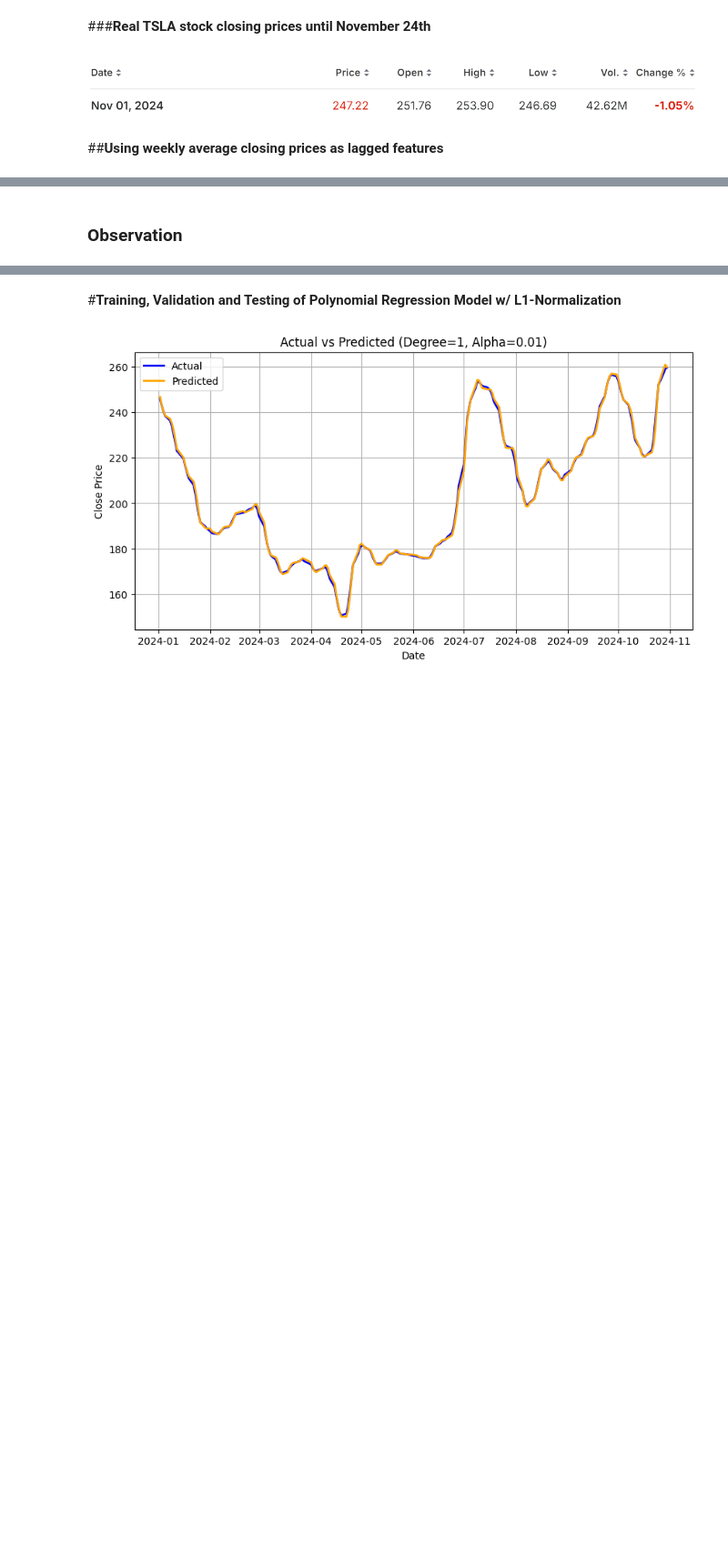
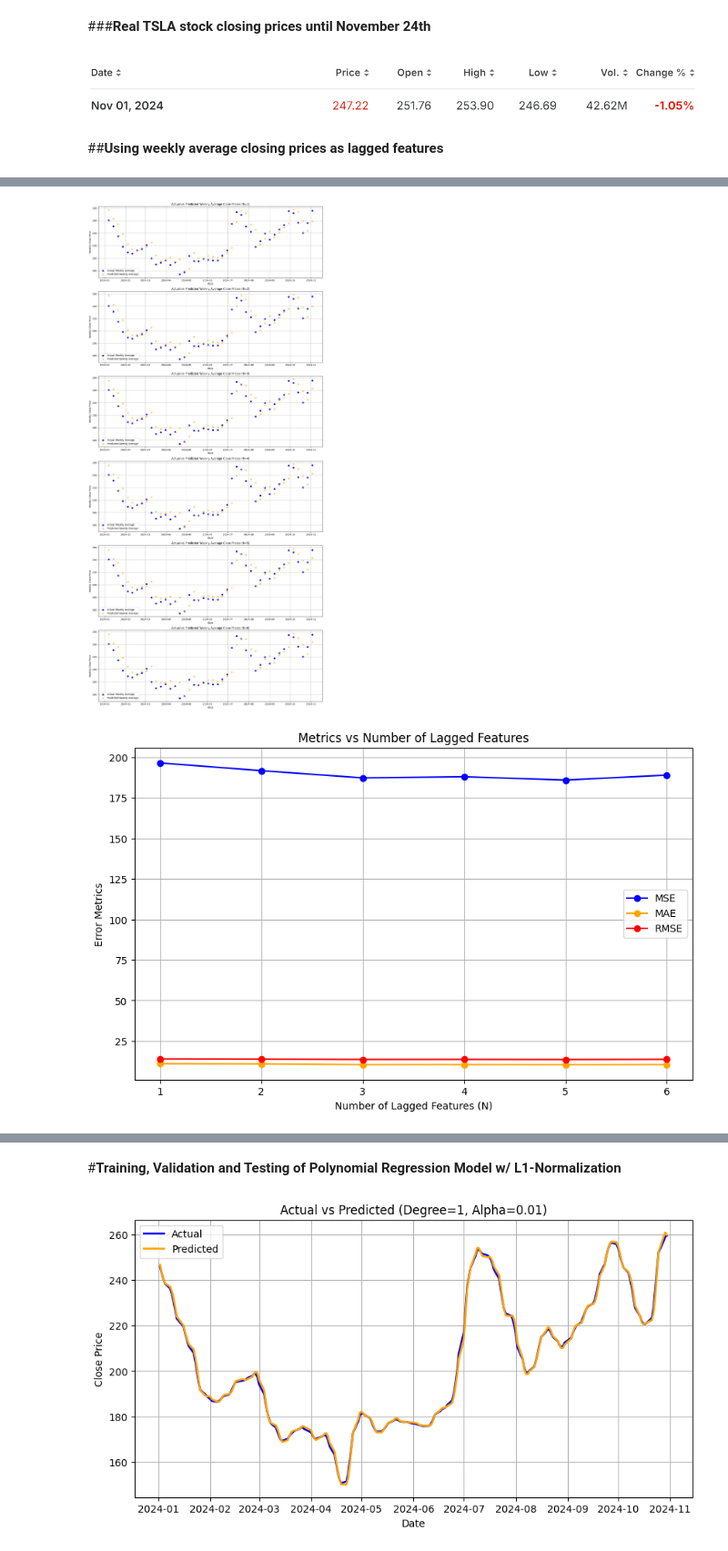
Before and after one commit to miltiadiss/CEID_NE5237-Decision-Theory, a Jupyter notebook: TSLA_stock_price_prediction.ipynb, the cells around one changed output, grey strips where cells are left out. Shown at 91% size. Saved outputs shown, nothing was run; the diff lists cells and outputs as text; code cells hidden in the pictures; blank space fills up the shorter version.

```diff
--- a/TSLA_stock_price_prediction.ipynb
+++ b/TSLA_stock_price_prediction.ipynb
@@ -406,2 +299,65 @@ Weekly_Avg_Close_t = 16.9923 + (1.3328) * weekly_avg_t-1 + (-0.3721) * weekly_av
-# %% [markdown]
-### **Observation**
+# %%
+# We delete the predicted data for November 2024 from the initial DataFrame and keep the initial data
+del df
+df = pd.read_csv('close_prices.csv', parse_dates=['Date'])
+df = df.sort_values(by='Date')  # Sorting by 'Date'
+
+# Resample the initial data to weekly 'close' price averages
+weekly_avg_df = df.set_index('Date').resample('W').mean().reset_index()
+
+# Plot the actual and predicted 'close' prices for the different values of lagged features and
+# the new DataFrame
+num_tests = 6  # Test lagged features from N=1 to N=6
+fig, axes = plt.subplots(num_tests, 1, figsize=(14, 5 * num_tests))
+results = []
+
+for idx, N in enumerate(range(1, num_tests + 1)):
+    # Run model and store results
+    mae, rmse, mse, y_val, y_pred, dates, weights, bias = linear_regression_model(N, weekly_avg_df)
+    results.append((N, mae, rmse, mse))
+
+    # Plot only one point for each week not a continuous line
+    axes[idx].scatter(dates, y_val, label='Actual Weekly Average', color='blue', s=40, marker='o')
+    axes[idx].scatter(dates, y_pred, label='Predicted Weekly Average', color='orange', s=40, marker='x')
+    axes[idx].set_title(f'Actual vs Predicted Weekly Average Close Prices (N={N})')
+    axes[idx].set_xlabel('Date')
+    axes[idx].set_ylabel('Weekly Close Price')
+    axes[idx].legend()
+    axes[idx].grid(True)
+
+    # Print the model parameters
+    print(f"\nModel Parameters for N={N}:")
+    print(f"Bias: {bias:.4f}")
+    equation = f"Close_t = {bias:.4f}"
+    for i, coef in enumerate(weights):
+        equation += f" + ({coef:.4f}) * close_t-{i+1}"
+        print(f"Weight for close_t-{i+1}: {coef:.4f}")
+    print("Model Equation:")
+    print(equation)
+
+# Display the metrics for each lagged feature count
+results_df = pd.DataFrame(results, columns=['N', 'Mean Absolute Error', 'Root Mean Squared Error', 'Mean Squared Error'])
+print('\nMetrics')
+print(results_df)
+
+plt.tight_layout()
+plt.show()
+
+# Plot error metrics vs the number of lagged features
+plt.figure(figsize=(10, 6))
+mse_values = results_df['Mean Squared Error']
+mae_values = results_df['Mean Absolute Error']
+rmse_values = results_df['Root Mean Squared Error']
+
+plt.plot(range(1, num_tests + 1), mse_values, marker='o', linestyle='-', color='blue', label='MSE')
+plt.plot(range(1, num_tests + 1), mae_values, marker='o', linestyle='-', color='orange', label='MAE')
+plt.plot(range(1, num_tests + 1), rmse_values, marker='o', linestyle='-', color='red', label='RMSE')
+
+plt.title('Metrics vs Number of Lagged Features')
+plt.xlabel('Number of Lagged Features (N)')
+plt.ylabel('Error Metrics')
+plt.xticks(range(1, num_tests + 1))
+plt.legend()
+plt.grid(True)
+plt.show()
+# %% [output]
@@ -407,0 +381,2 @@ Weekly_Avg_Close_t = 16.9923 + (1.3328) * weekly_avg_t-1 + (-0.3721) * weekly_av
+[figure, added]
+[figure, added]
```
Also changed, not shown: parts of 9 cells of this notebook.
